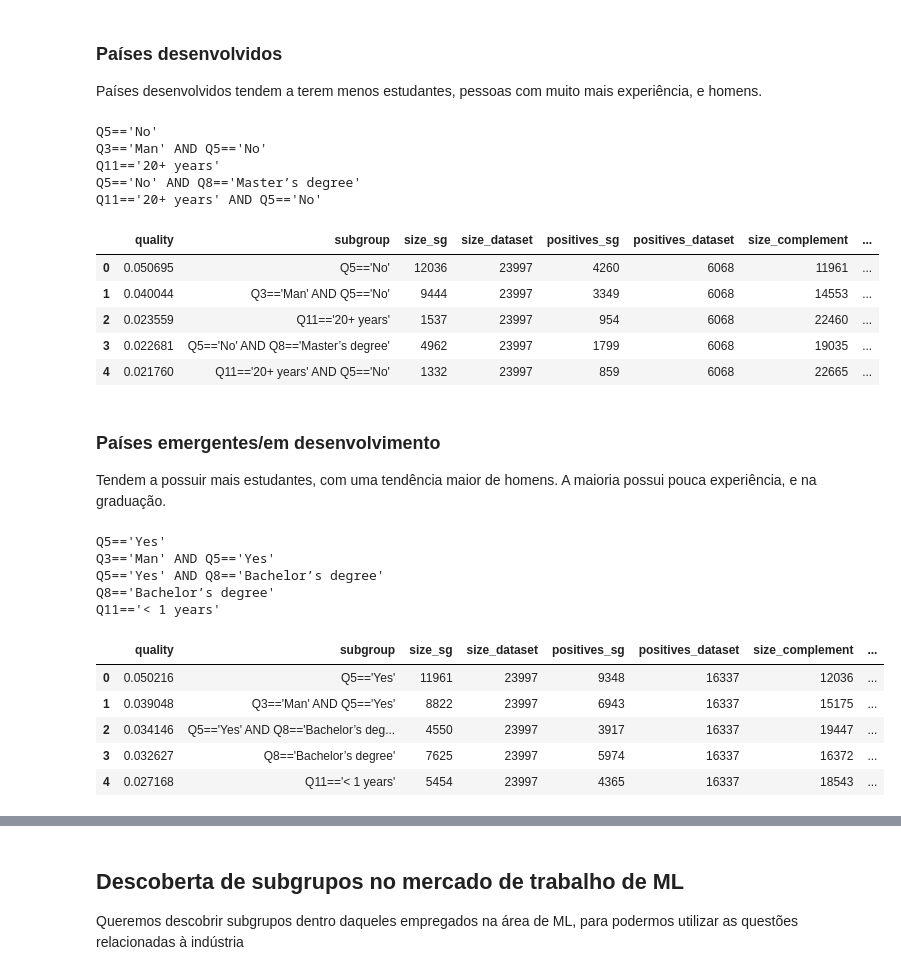
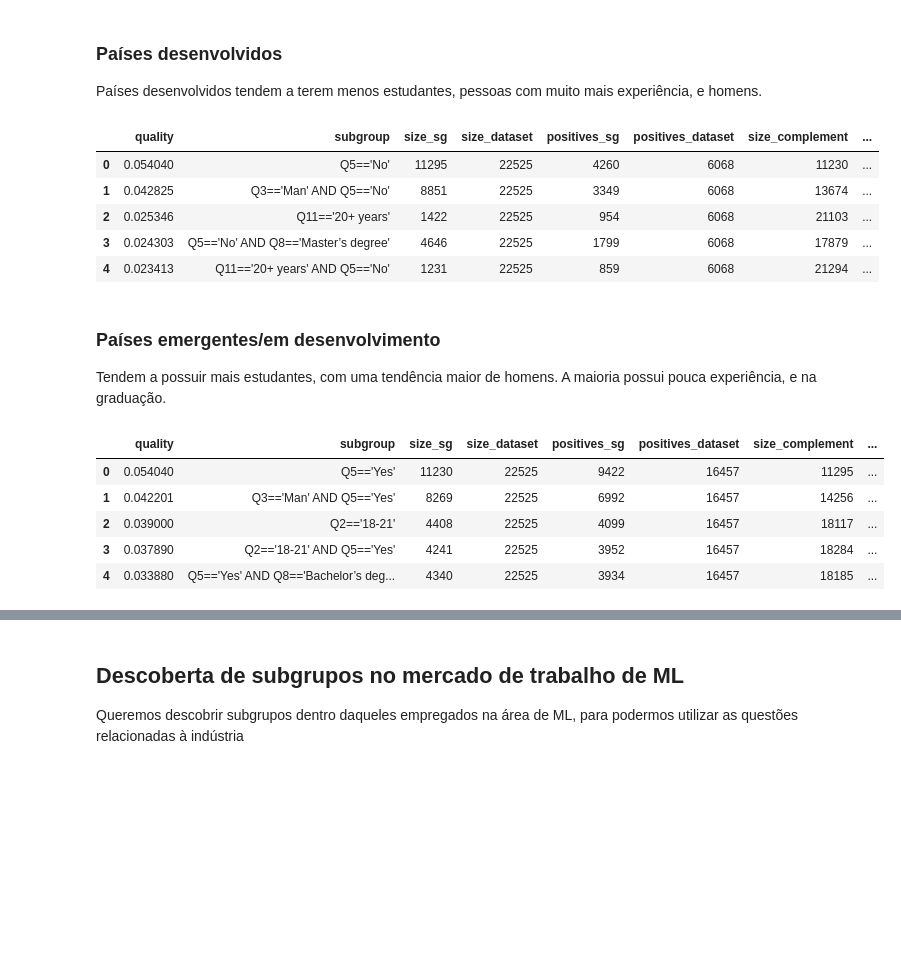
Before and after one commit to vlcfaria/kaggle-datamine, a Jupyter notebook: analysis.ipynb, the cells around one changed output, grey strips where cells are left out. Cells and saved outputs as stored; diff of their text form; code cells hidden in the pictures; blank space fills up the shorter version.

```diff
--- a/analysis.ipynb
+++ b/analysis.ipynb
@@ -38,7 +38,7 @@ advanced_economies = {
 emerging_and_developing_economies = {
     "Algeria", "Argentina", "Bangladesh", "Brazil", "Cameroon", "Chile",
     "China", "Colombia", "Ecuador", "Egypt", "Ethiopia", "Ghana", "India",
-    "Indonesia", "Iran, Islamic Republic of", "Kenya", "Malaysia", "Mexico",
+    "Indonesia", "Iran, Islamic Republic of...", "Kenya", "Malaysia", "Mexico",
     "Morocco", "Nepal", "Nigeria", "Pakistan", "Peru", "Philippines",
     "Poland", "Romania", "Russia", "Saudi Arabia", "South Africa",
     "Sri Lanka", "Thailand", "Tunisia", "Turkey", "Ukraine",
@@ -52,5 +52,7 @@ def set_tier(name):
         return 1
     else: return 0
 
+#Create country status, discard other
 df['Country-status'] = df['Q4'].apply(set_tier)
+df = df[df['Country-status'] != 0]
 # %% [markdown]
@@ -68,6 +70,6 @@ def filter_df(df, questions):
         selected.extend([c for c in cols if c == q or c.startswith(q + '_')])
     return df[selected]
 
-filtered = filter_df(df, ['Country-status', 'Q3', 'Q5', 'Q8', 'Q11', 'Q16'])
+filtered = filter_df(df, ['Country-status', 'Q2', 'Q3', 'Q5', 'Q8', 'Q11', 'Q16'])
 filtered.head()
 # %% [output]
@@ -93,21 +95,14 @@ task = ps.SubgroupDiscoveryTask (
     qf=ps.WRAccQF())
 result = ps.BeamSearch().execute(task)
 
-for x in result.to_dataframe()['subgroup']:
-    print(x)
 result.to_dataframe()
 # %% [output]
-Q5=='No'
-Q3=='Man' AND Q5=='No'
-Q11=='20+ years'
-Q5=='No' AND Q8=='Master’s degree'
-Q11=='20+ years' AND Q5=='No'
 |  | quality | subgroup | size_sg | size_dataset | positives_sg | positives_dataset | size_complement | ... |
-| 0 | 0.050695 | Q5=='No' | 12036 | 23997 | 4260 | 6068 | 11961 | ... |
-| 1 | 0.040044 | Q3=='Man' AND Q5=='No' | 9444 | 23997 | 3349 | 6068 | 14553 | ... |
-| 2 | 0.023559 | Q11=='20+ years' | 1537 | 23997 | 954 | 6068 | 22460 | ... |
-| 3 | 0.022681 | Q5=='No' AND Q8=='Master’s degree' | 4962 | 23997 | 1799 | 6068 | 19035 | ... |
-| 4 | 0.021760 | Q11=='20+ years' AND Q5=='No' | 1332 | 23997 | 859 | 6068 | 22665 | ... |
+| 0 | 0.054040 | Q5=='No' | 11295 | 22525 | 4260 | 6068 | 11230 | ... |
+| 1 | 0.042825 | Q3=='Man' AND Q5=='No' | 8851 | 22525 | 3349 | 6068 | 13674 | ... |
+| 2 | 0.025346 | Q11=='20+ years' | 1422 | 22525 | 954 | 6068 | 21103 | ... |
+| 3 | 0.024303 | Q5=='No' AND Q8=='Master’s degree' | 4646 | 22525 | 1799 | 6068 | 17879 | ... |
+| 4 | 0.023413 | Q11=='20+ years' AND Q5=='No' | 1231 | 22525 | 859 | 6068 | 21294 | ... |
 # %% [markdown]
 ### Países emergentes/em desenvolvimento
 
@@ -115,27 +110,20 @@ Tendem a possuir mais estudantes, com uma tendência maior de homens. A maioria
 # %%
 target = ps.BinaryTarget('Country-status', 1)
 searchspace = ps.create_selectors(filtered, ignore=['Country-status'])
 task = ps.SubgroupDiscoveryTask (
     filtered,
     target,
     searchspace,
     result_set_size=5,
     depth=4,
     qf=ps.WRAccQF())
 result = ps.BeamSearch().execute(task)
 
-for x in result.to_dataframe()['subgroup']:
-    print(x)
 result.to_dataframe()
 # %% [output]
-Q5=='Yes'
-Q3=='Man' AND Q5=='Yes'
-Q5=='Yes' AND Q8=='Bachelor’s degree'
-Q8=='Bachelor’s degree'
-Q11=='< 1 years'
 |  | quality | subgroup | size_sg | size_dataset | positives_sg | positives_dataset | size_complement | ... |
-| 0 | 0.050216 | Q5=='Yes' | 11961 | 23997 | 9348 | 16337 | 12036 | ... |
-| 1 | 0.039048 | Q3=='Man' AND Q5=='Yes' | 8822 | 23997 | 6943 | 16337 | 15175 | ... |
-| 2 | 0.034146 | Q5=='Yes' AND Q8=='Bachelor’s deg... | 4550 | 23997 | 3917 | 16337 | 19447 | ... |
-| 3 | 0.032627 | Q8=='Bachelor’s degree' | 7625 | 23997 | 5974 | 16337 | 16372 | ... |
-| 4 | 0.027168 | Q11=='< 1 years' | 5454 | 23997 | 4365 | 16337 | 18543 | ... |
+| 0 | 0.054040 | Q5=='Yes' | 11230 | 22525 | 9422 | 16457 | 11295 | ... |
+| 1 | 0.042201 | Q3=='Man' AND Q5=='Yes' | 8269 | 22525 | 6992 | 16457 | 14256 | ... |
+| 2 | 0.039000 | Q2=='18-21' | 4408 | 22525 | 4099 | 16457 | 18117 | ... |
+| 3 | 0.037890 | Q2=='18-21' AND Q5=='Yes' | 4241 | 22525 | 3952 | 16457 | 18284 | ... |
+| 4 | 0.033880 | Q5=='Yes' AND Q8=='Bachelor’s deg... | 4340 | 22525 | 3934 | 16457 | 18185 | ... |
```
Also changed, not shown: parts of 10 cells of this notebook.
